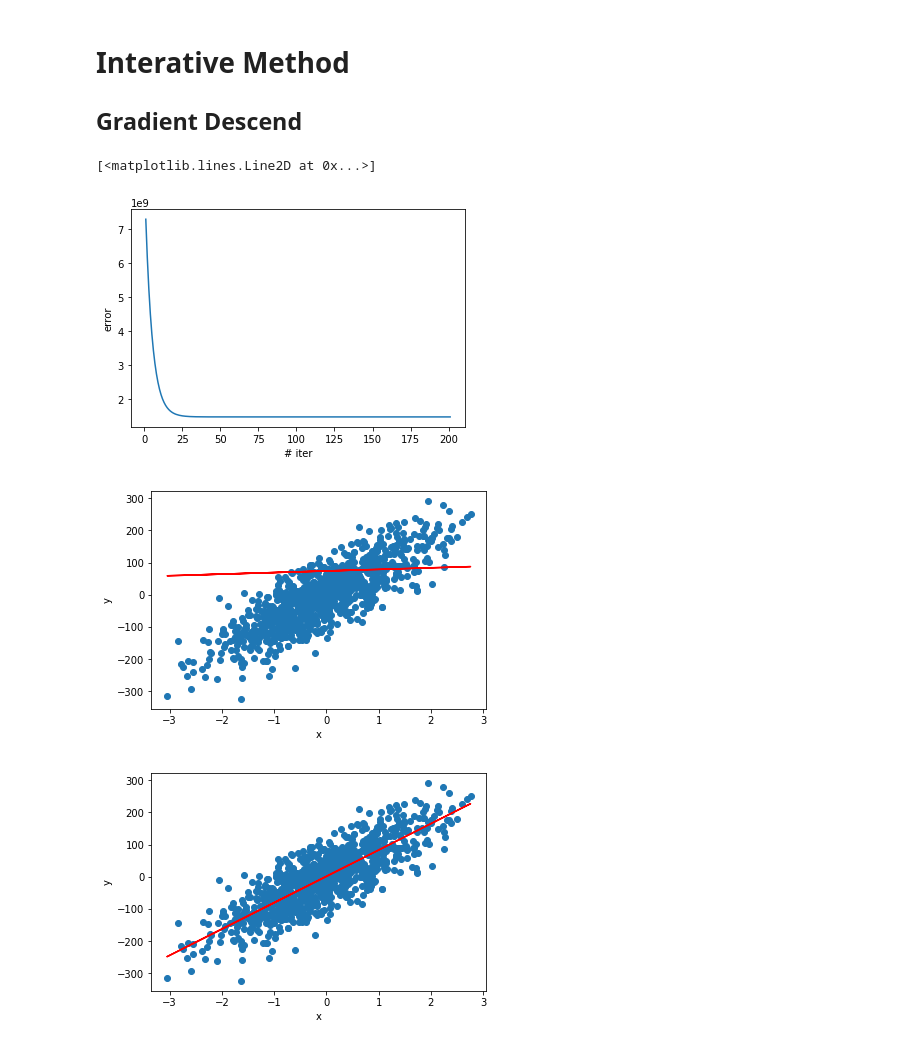
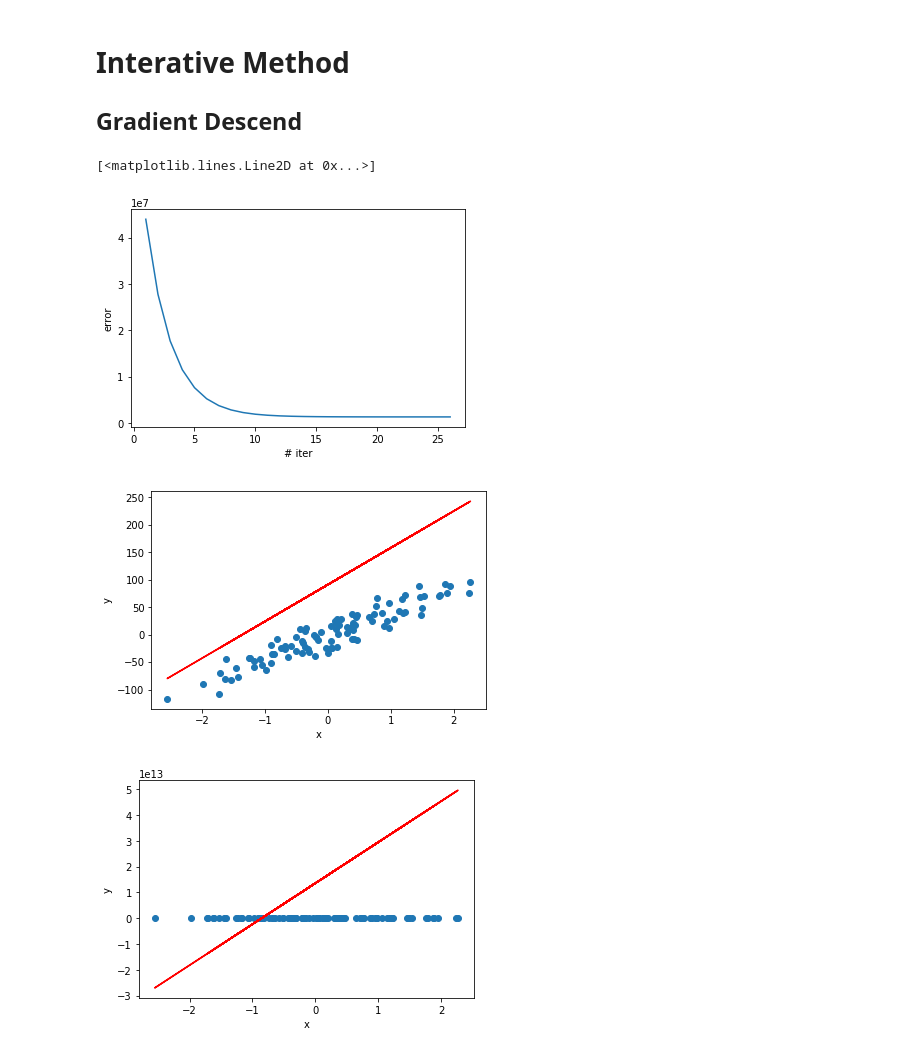
Before and after one commit to douglashsabreu/MachineLearning, a Jupyter notebook: LinearRegression/linear_regression.ipynb, the cells around one changed output. Cells and saved outputs as stored; diff of their text form; code cells hidden in the pictures.

```diff
--- a/LinearRegression/linear_regression.ipynb
+++ b/LinearRegression/linear_regression.ipynb
@@ -16,7 +16,7 @@ def _generate_phi(degree, data):
 
     return phi
 # %%
-x, y = make_regression(n_samples=1000, n_features=1, n_informative=1, random_state=0, noise=55)
+x, y = make_regression(n_samples=100, n_features=1, n_informative=1, random_state=0, noise=15)
 plt.scatter(x, y)
 plt.ylabel('y')
 plt.xlabel('x')
@@ -77,9 +77,11 @@ def gradient_descent(phi, y, alpha, n_iter ):
         predictions = np.dot(phi, w)
         cost = (predictions - y) * 1/len(y)
 
-        w = w - alpha * np.dot(np.transpose(phi), cost)
+        J = -2 * np.dot((y - predictions).T/len(y), phi)
+        w = w - alpha * np.transpose(J)
+
+
         error = calculate_error(phi, y, w)
-
         w_hist.append(w)
         error_hist.append(error)
 
@@ -89,16 +91,16 @@ def gradient_descent(phi, y, alpha, n_iter ):
 
     return w, w_hist, error_hist
 # %%
-n_iter = 200
+n_iter = 25
 w, w_hist, error_hist = gradient_descent(_phi, y, 0.1, n_iter)
 
 iters = np.arange(1,n_iter + 2)
 plt.xlabel('# iter')
 plt.ylabel('error')
 plt.plot(iters, error_hist)
 # %% [output]
 [<matplotlib.lines.Line2D at 0x...>]
-[figure, old version]
+[figure, new version]
 # %%
 # First iter
 
@@ -108,7 +110,7 @@ plt.xlabel('x')
 plt.ylabel('y')
 plt.show()
 # %% [output]
-[figure, old version]
+[figure, new version]
 # %%
 # Last iter
 
@@ -118,4 +120,4 @@ plt.xlabel('x')
 plt.ylabel('y')
 plt.show()
 # %% [output]
-[figure, old version]
+[figure, new version]
```
Also changed, not shown: parts of 2 cells of this notebook.
